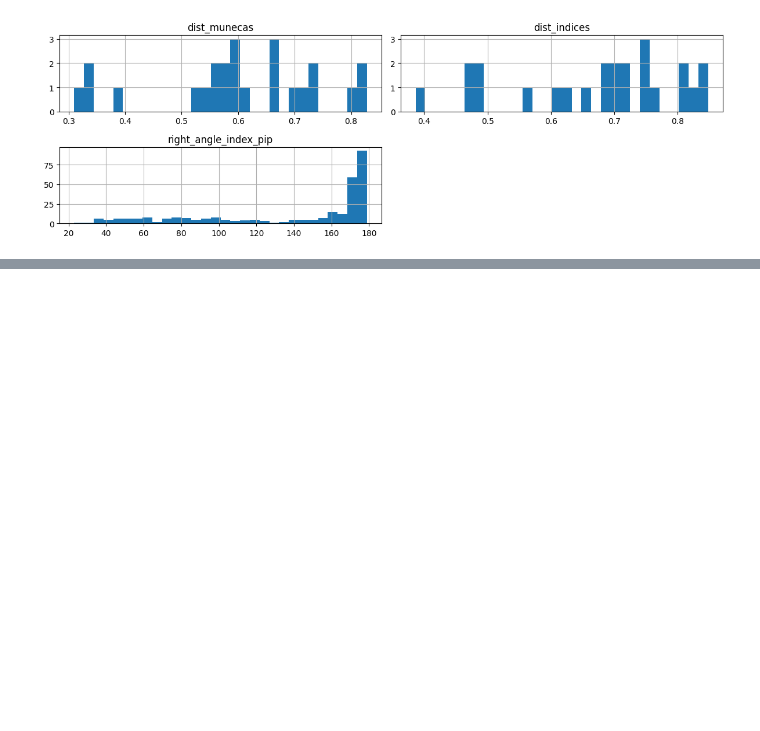
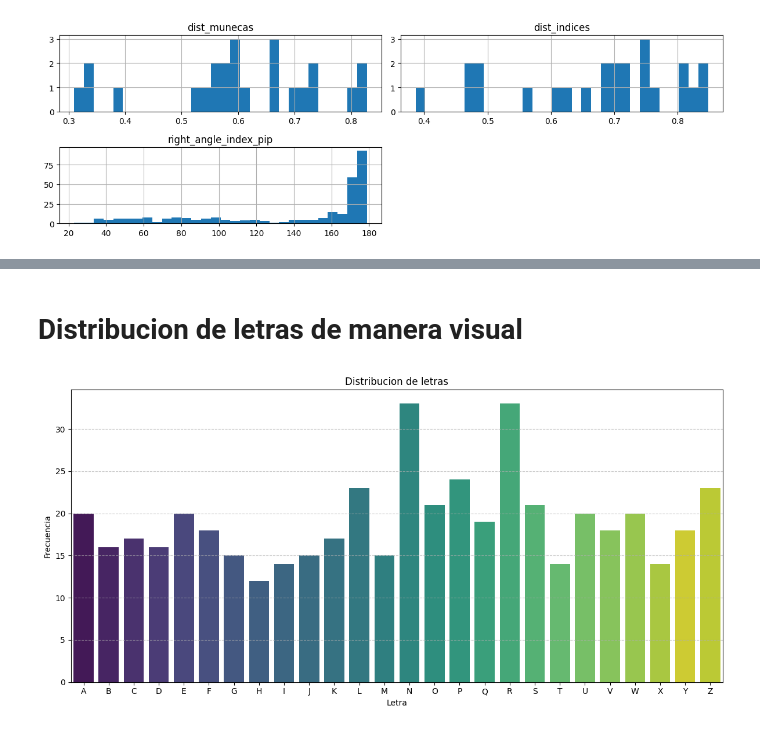
Before and after one commit to a00377571/lsm-reconocimiento-mediapipe, a Jupyter notebook: notebooks/Avance1.47.ipynb, the cells around one changed output, grey strips where cells are left out. Cells and saved outputs as stored; diff of their text form; code cells hidden in the pictures; blank space fills up the shorter version.

```diff
--- a/notebooks/Avance1.47.ipynb
+++ b/notebooks/Avance1.47.ipynb
@@ -312,22 +312,24 @@ print(f"Features a unificar: {len(pares)}")
 Features a unificar: 107
 # %%
 # Construir el DataFrame unificado
-df_hand = df_una[["video_id", "frame_id", "timestamp", "label"]].copy()
+df_hand = df_una[["video_id", "label"]].copy()
 
-# Añadir columnas de identificación
+# Añadir columna de identificación
 df_hand["mano"] = np.where(df_una["right_detectada"] == 1, "right", "left")
 
-# Copiar features renombradas
+# Construir todas las features nuevas en un dict (evita fragmentación)
+nuevas_features = {}
+es_right = df_una["right_detectada"] == 1
+
 for base, rc, lc in pares:
-    # where: si es right, toma right_*, si no left_*
-    df_hand[base] = np.where(
-        df_una["right_detectada"] == 1,
+    nuevas_features[base] = np.where(
+        es_right,
         df_una[rc].values,
         df_una[lc].values,
     )
 
-#Eliminamos las columnas frame_id y timestamp
-df_hand = df_hand.drop(columns=["frame_id", "timestamp"])
+# Concatenar todas las columnas nuevas de una sola vez
+df_hand = pd.concat([df_hand, pd.DataFrame(nuevas_features, index=df_una.index)], axis=1)
 
 print("Shape del dataset unificado:", df_hand.shape)
 df_hand.head(3)
@@ -514,0 +551,6 @@ Features con |skew| > 1: 70
+# %%
+df_hand["label"] = df_hand["label"].replace({
+    "Word-A": "Word_A",
+    "Word_-": "Word_A",
+    "Word_y": "Word_Y",
+})
@@ -514,0 +592,2 @@ Features con |skew| > 1: 70
+# %%
+df_hand["label"] = df_hand["label"].str.replace("Word_", "", regex=False)
@@ -514,0 +627,16 @@ Features con |skew| > 1: 70
+# %% [markdown]
+# **Distribucion de letras de manera visual**
+# %%
+letter_order = df_hand['label'].value_counts().sort_index().index
+
+plt.figure(figsize=(12, 6))
+sns.countplot(data=df_hand, x='label', hue='label', order=letter_order, palette='viridis')
+
+plt.title('Distribucion de letras')
+plt.xlabel('Letra')
+plt.ylabel('Frecuencia')
+plt.grid(axis='y', linestyle='--', alpha=0.7)
+plt.tight_layout()
+plt.show()
+# %% [output]
+[figure, added]
```
Also changed, not shown: parts of 28 cells of this notebook.
